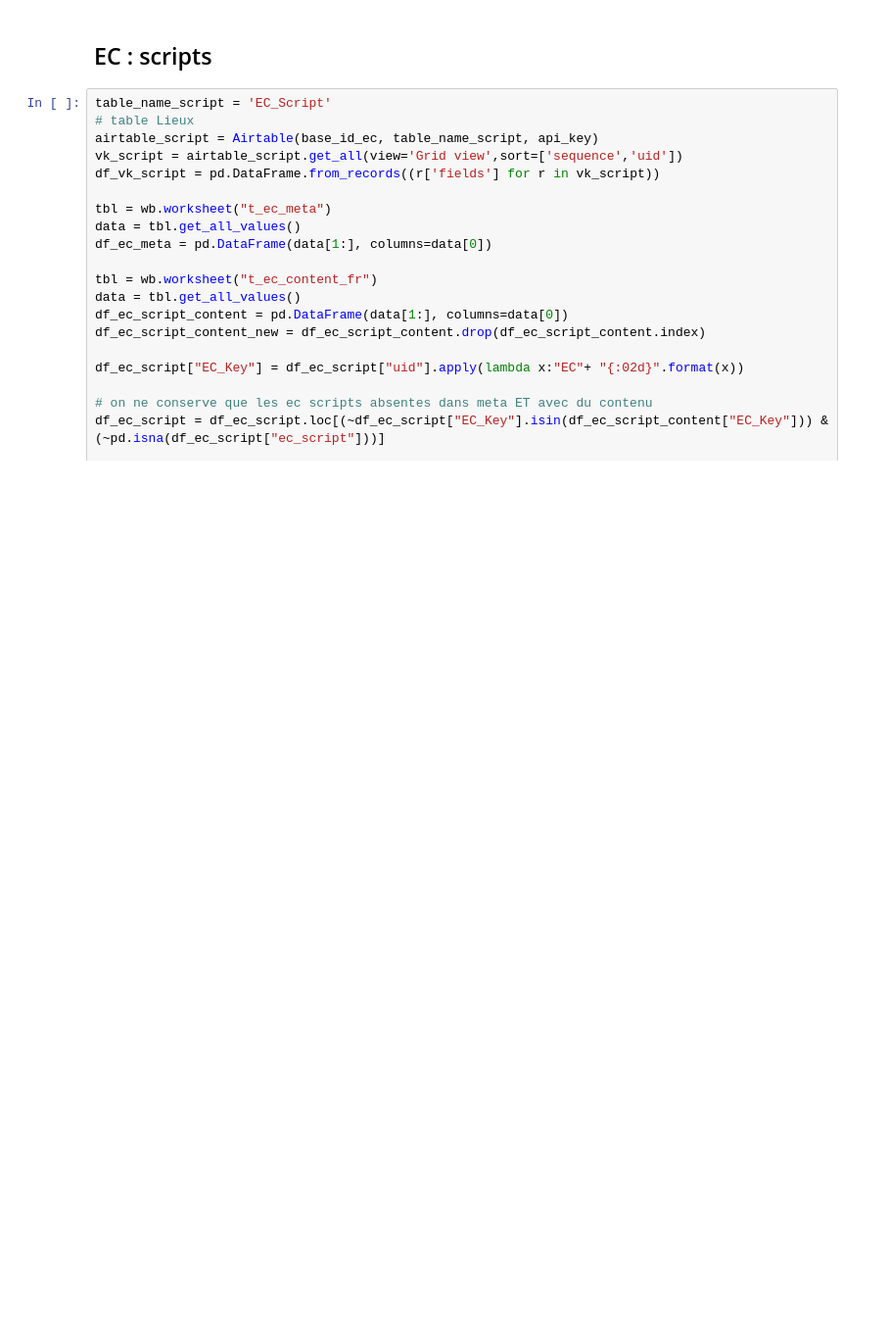
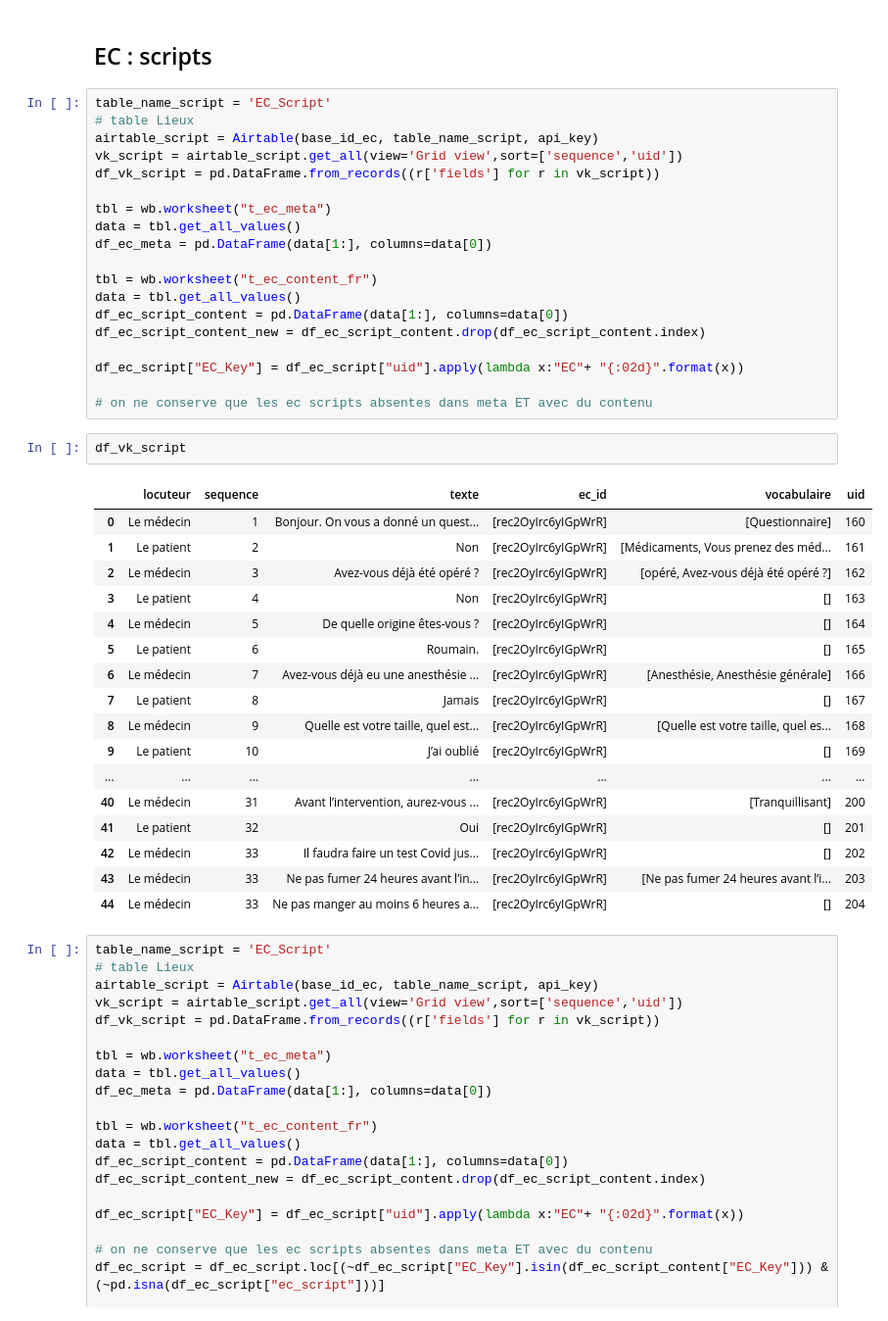
Before and after one commit to gretiere545/langdeck, a Jupyter notebook: langdeck_sync.ipynb, the cells around one changed output. Shown at 98% size. Saved outputs shown, nothing was run; the diff lists cells and outputs as text; blank space fills up the shorter version.

```diff
--- a/langdeck_sync.ipynb
+++ b/langdeck_sync.ipynb
@@ -1545,6 +1537,45 @@ export_sheet = wb.worksheet("t_ec_meta")
 set_with_dataframe(export_sheet, df_ec_meta_update)
 # %% [markdown]
 ## EC : scripts
+# %%
+table_name_script = 'EC_Script'
+# table Lieux
+airtable_script = Airtable(base_id_ec, table_name_script, api_key)
+vk_script = airtable_script.get_all(view='Grid view',sort=['sequence','uid'])
+df_vk_script = pd.DataFrame.from_records((r['fields'] for r in vk_script))
+
+tbl = wb.worksheet("t_ec_meta")
+data = tbl.get_all_values()
+df_ec_meta = pd.DataFrame(data[1:], columns=data[0])
+
+tbl = wb.worksheet("t_ec_content_fr")
+data = tbl.get_all_values()
+df_ec_script_content = pd.DataFrame(data[1:], columns=data[0])
+df_ec_script_content_new = df_ec_script_content.drop(df_ec_script_content.index)
+
+df_ec_script["EC_Key"] = df_ec_script["uid"].apply(lambda x:"EC"+ "{:02d}".format(x))
+
+# on ne conserve que les ec scripts absentes dans meta ET avec du contenu
+# %%
+df_vk_script
+# %% [output]
+|  | locuteur | sequence | texte | ec_id | vocabulaire | uid |
+| 0 | Le médecin | 1 | Bonjour. On vous a donné un quest... | [rec2OyIrc6yIGpWrR] | [Questionnaire] | 160 |
+| 1 | Le patient | 2 | Non | [rec2OyIrc6yIGpWrR] | [Médicaments, Vous prenez des méd... | 161 |
+| 2 | Le médecin | 3 | Avez-vous déjà été opéré ? | [rec2OyIrc6yIGpWrR] | [opéré, Avez-vous déjà été opéré ?] | 162 |
+| 3 | Le patient | 4 | Non | [rec2OyIrc6yIGpWrR] | [] | 163 |
+| 4 | Le médecin | 5 | De quelle origine êtes-vous ? | [rec2OyIrc6yIGpWrR] | [] | 164 |
+| 5 | Le patient | 6 | Roumain. | [rec2OyIrc6yIGpWrR] | [] | 165 |
+| 6 | Le médecin | 7 | Avez-vous déjà eu une anesthésie ... | [rec2OyIrc6yIGpWrR] | [Anesthésie, Anesthésie générale] | 166 |
+| 7 | Le patient | 8 | Jamais | [rec2OyIrc6yIGpWrR] | [] | 167 |
+| 8 | Le médecin | 9 | Quelle est votre taille, quel est... | [rec2OyIrc6yIGpWrR] | [Quelle est votre taille, quel es... | 168 |
+| 9 | Le patient | 10 | J’ai oublié | [rec2OyIrc6yIGpWrR] | [] | 169 |
+| ... | ... | ... | ... | ... | ... | ... |
+| 40 | Le médecin | 31 | Avant l’intervention, aurez-vous ... | [rec2OyIrc6yIGpWrR] | [Tranquillisant] | 200 |
+| 41 | Le patient | 32 | Oui | [rec2OyIrc6yIGpWrR] | [] | 201 |
+| 42 | Le médecin | 33 | Il faudra faire un test Covid jus... | [rec2OyIrc6yIGpWrR] | [] | 202 |
+| 43 | Le médecin | 33 | Ne pas fumer 24 heures avant l’in... | [rec2OyIrc6yIGpWrR] | [Ne pas fumer 24 heures avant l’i... | 203 |
+| 44 | Le médecin | 33 | Ne pas manger au moins 6 heures a... | [rec2OyIrc6yIGpWrR] | [] | 204 |
 # %%
 table_name_script = 'EC_Script'
 # table Lieux
```
Also changed, not shown: parts of 39 cells of this notebook.
